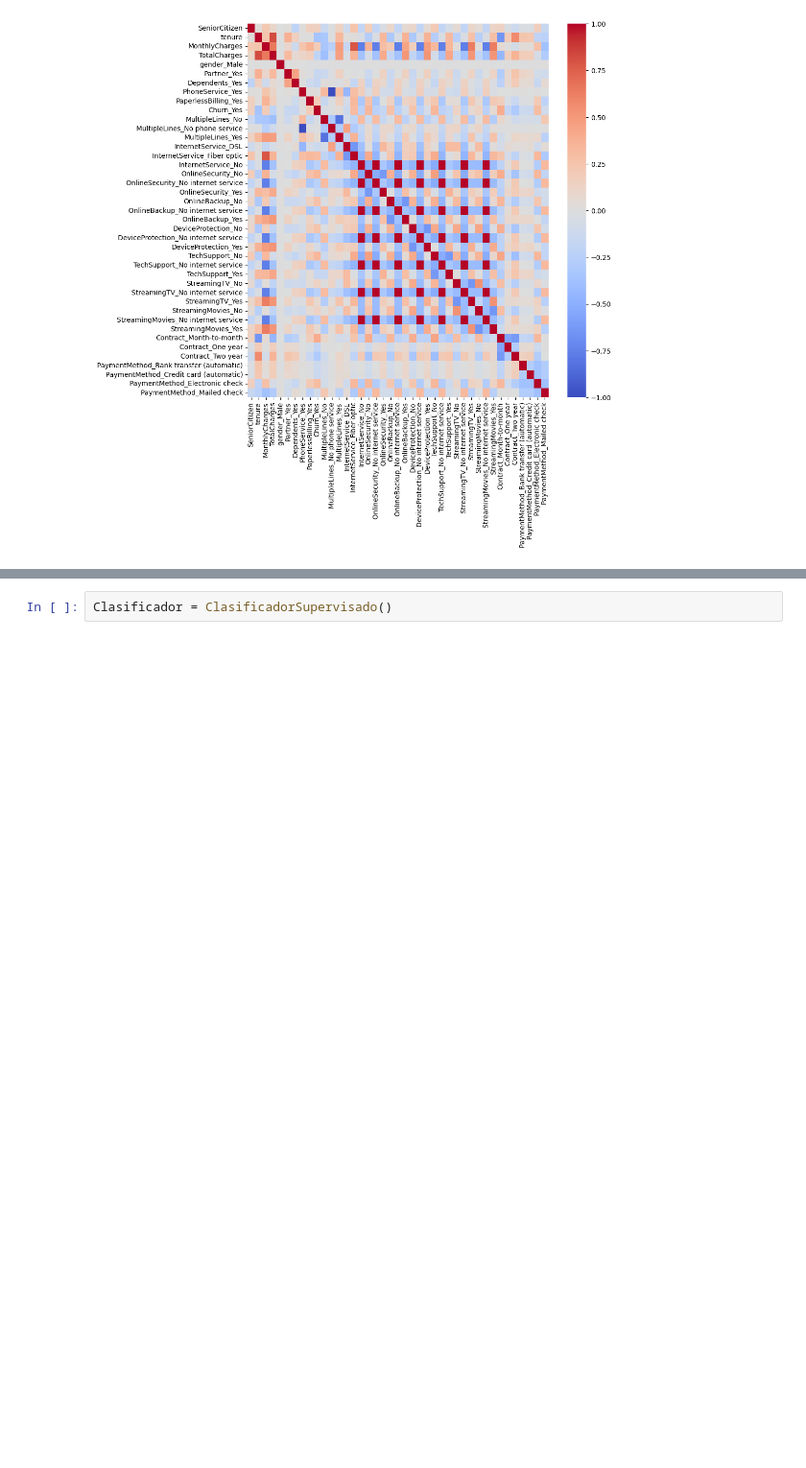
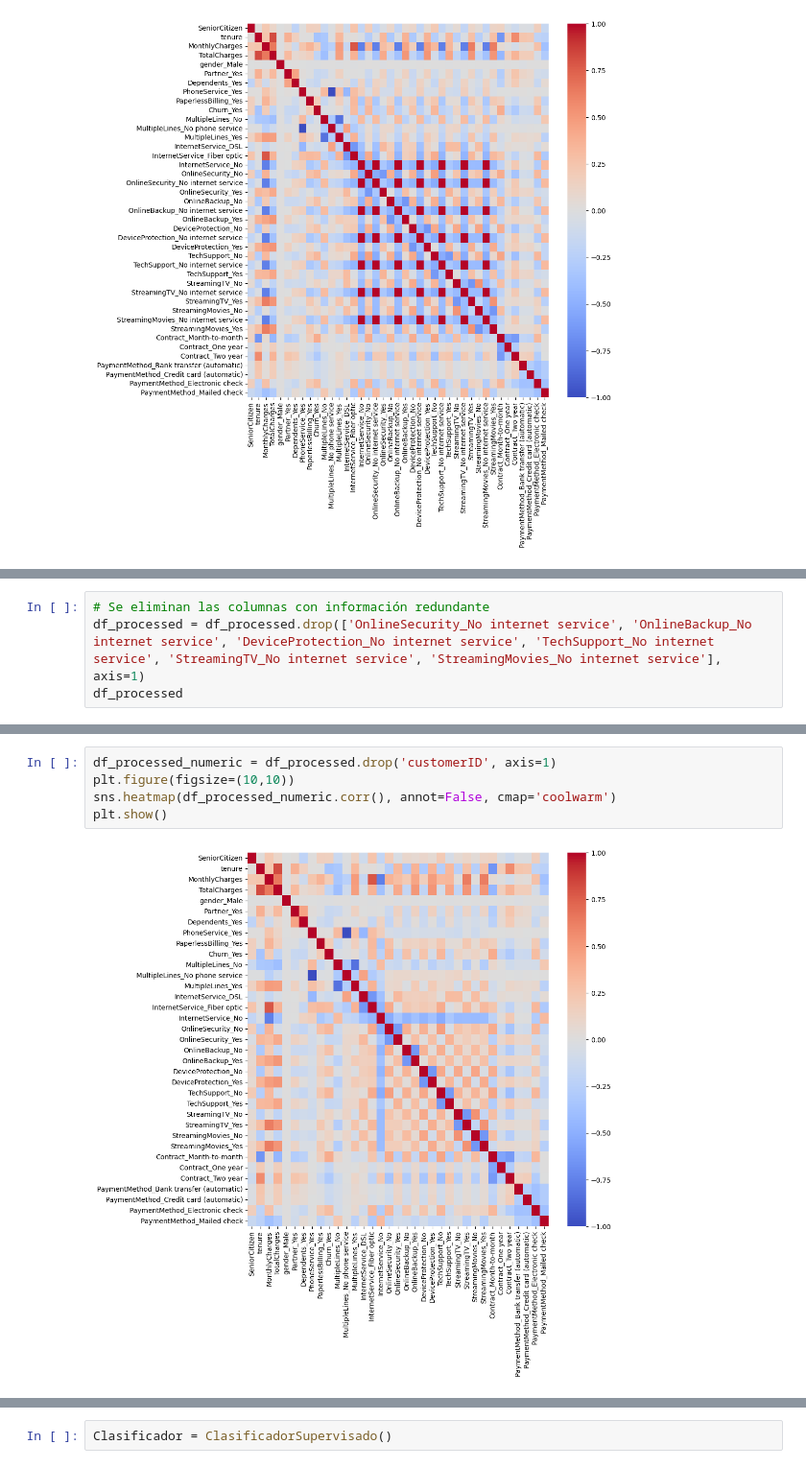
Before and after one commit to pro33cl/machinelearning_clasificacionsupervisada, a Jupyter notebook: notebooks/clasif_sup.ipynb, the cells around one changed output, grey strips where cells are left out. Shown at 96% size. Saved outputs shown, nothing was run; the diff lists cells and outputs as text; blank space fills up the shorter version.

```diff
--- a/notebooks/clasif_sup.ipynb
+++ b/notebooks/clasif_sup.ipynb
@@ -179,0 +221,4 @@ df_processed_numeric.corr()
+# %%
+# Se eliminan las columnas con información redundante
+df_processed = df_processed.drop(['OnlineSecurity_No internet service', 'OnlineBackup_No internet service', 'DeviceProtection_No internet service', 'TechSupport_No internet service', 'StreamingTV_No internet service', 'StreamingMovies_No internet service'], axis=1)
+df_processed
@@ -179,0 +239,7 @@ df_processed_numeric.corr()
+# %%
+df_processed_numeric = df_processed.drop('customerID', axis=1)
+plt.figure(figsize=(10,10))
+sns.heatmap(df_processed_numeric.corr(), annot=False, cmap='coolwarm')
+plt.show()
+# %% [output]
+[figure, added]
```
Also changed, not shown: parts of 6 cells of this notebook, 1 other file.
